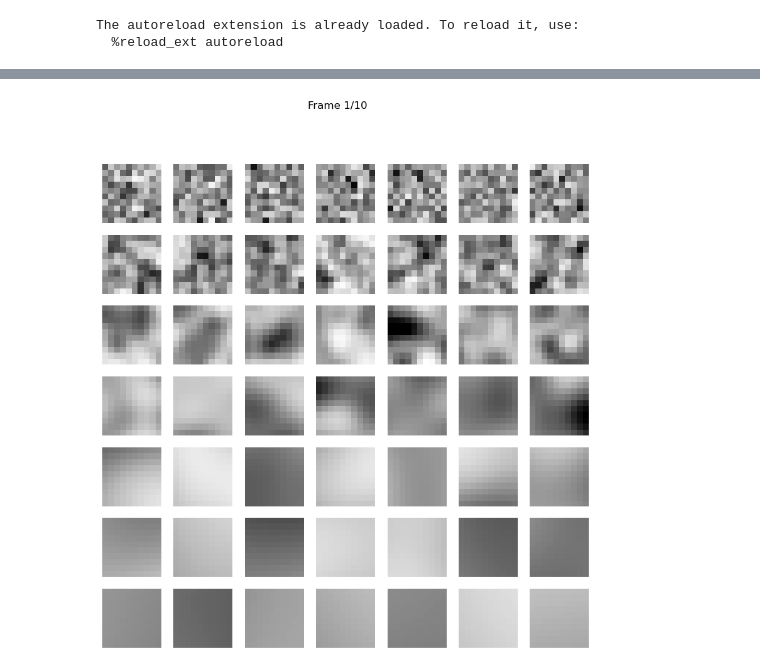
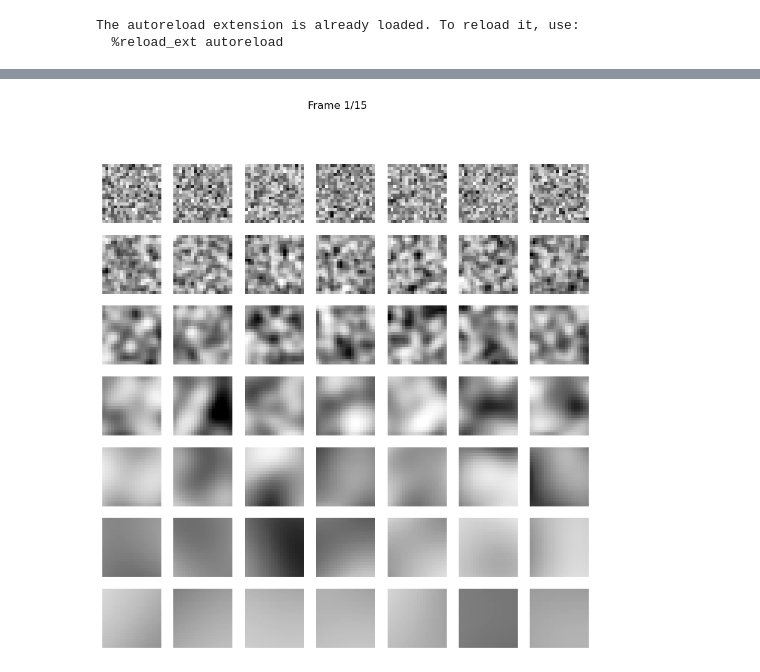
Before and after one commit to TomGeorge1234/gp_video, a Jupyter notebook: gp_videos.ipynb, the cells around one changed output, grey strips where cells are left out. Saved outputs shown, nothing was run; the diff lists cells and outputs as text; code cells hidden in the pictures.

```diff
--- a/gp_videos.ipynb
+++ b/gp_videos.ipynb
@@ -20,10 +38,10 @@ v = sample_video(L=1,T=1,N_x=20,N_y=20,N_t=15)
 # %%
-results_dir = 'results/23042024_2314/'
+results_dir = 'results/23042024_2358/'
 
 
-N_x = 10
-N_y = 10
-N_t = 10
+N_x = 20
+N_y = 20
+N_t = 15
 Ls = [0.5,1,2,4,8,16,32]
 N_L = len(Ls)
 Ts = [0.5,1,2,4,8,16,32]
@@ -43,27 +61,26 @@ for filename in os.listdir(results_dir):
         id = results['id']
         data_array[:,:,:,id,L_idx,T_idx] = R
 # %%
-
 # Function to update the plot for each frame
 def update(frame):
     fig = plt.gcf()  # Get the current figure
     #ax = fig.gca()  # Get the current axis
     for i in range(ax.shape[0]):
         for j in range(ax.shape[1]):
             ax[i,j].cla()
             ax[i,j].set_aspect('equal')
             ax[i,j].axis('off')
             ax[i,j].imshow(data_array[:,:,frame,0,i,j], cmap='Greys',vmin=-3,vmax=3)
     fig.suptitle(f'Frame {frame+1}/{N_t}')
 # Initialize the figure
 fig, ax = plt.subplots(N_L,N_T,figsize=(10,10))
 
 # Create the animation
-anim = FuncAnimation(fig, update, frames=N_t, interval=200)
+anim = FuncAnimation(fig, update, frames=N_t, interval=1000/30)
 
 # Show the animation using HTML
 from IPython.display import HTML
 HTML(anim.to_html5_video())
 # %% [output]
 [interactive output not drawn]
-[figure, old version]
+[figure, new version]
```
Also changed, not shown: parts of 2 cells of this notebook, 1 other file.
